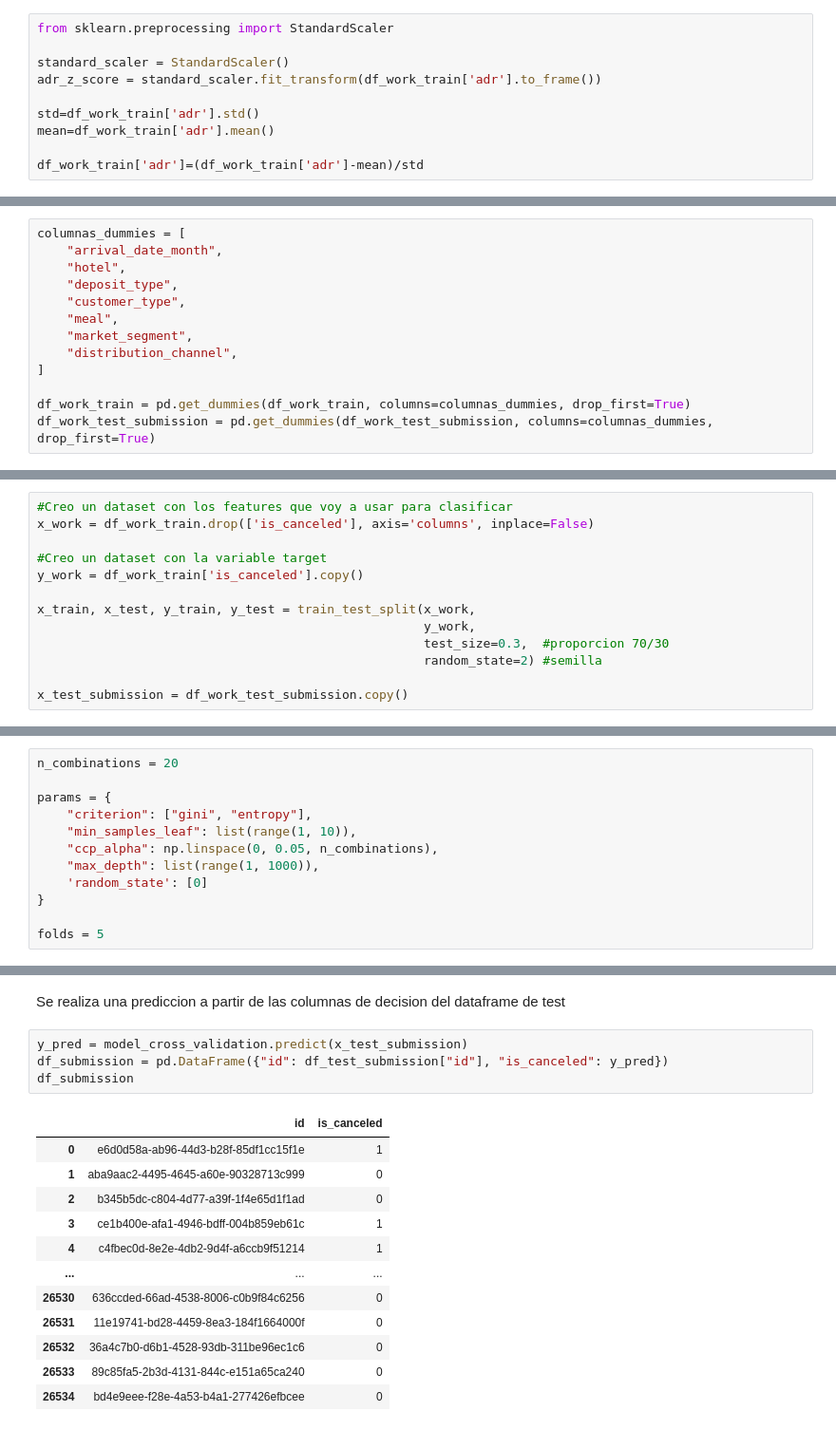
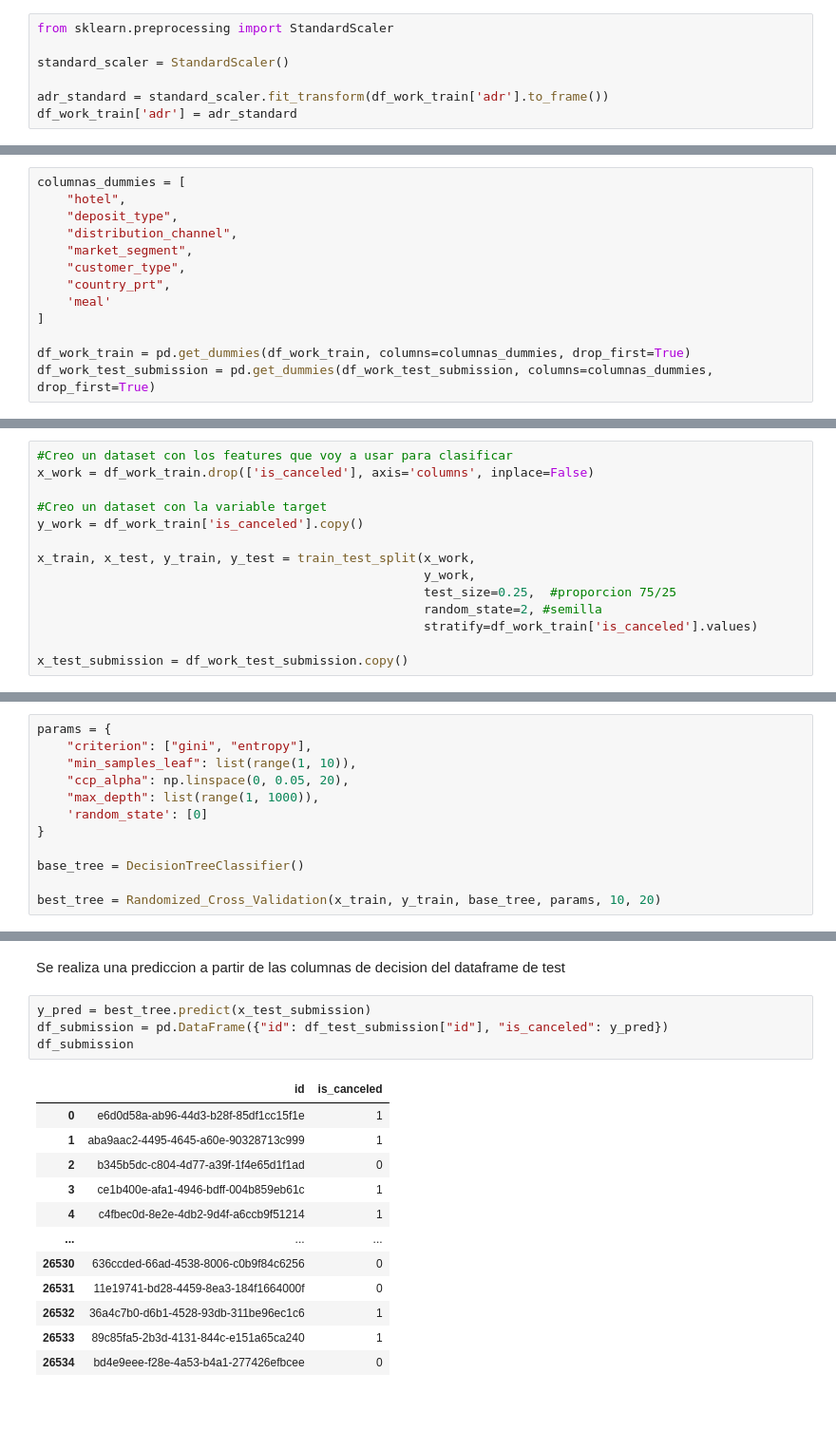
Before and after one commit to FranGuti/7506R-1C2023-GRUPO34, a Jupyter notebook: Notebooks/7506R_TP1_GRUPO34_CHP2_ENTREGA.ipynb, the cells around one changed output, grey strips where cells are left out. Shown at 95% size. Cells and saved outputs as stored; diff of their text form.

```diff
--- a/Notebooks/7506R_TP1_GRUPO34_CHP2_ENTREGA.ipynb
+++ b/Notebooks/7506R_TP1_GRUPO34_CHP2_ENTREGA.ipynb
@@ -258,9 +421,6 @@ Se normaliza por z-score la variable cuantiativa continua `adr`
 from sklearn.preprocessing import StandardScaler
 
 standard_scaler = StandardScaler()
-adr_z_score = standard_scaler.fit_transform(df_work_train['adr'].to_frame())
 
-std=df_work_train['adr'].std()
-mean=df_work_train['adr'].mean()
-
-df_work_train['adr']=(df_work_train['adr']-mean)/std
+adr_standard = standard_scaler.fit_transform(df_work_train['adr'].to_frame())
+df_work_train['adr'] = adr_standard
@@ -292,13 +458,13 @@ plt.show()
 Para aquellas **variables cualitativas de texto** que presentan los mismos valores tanto en el train como en el test, utitilizamos *One Hot Encoding* para que puedan ser procesadas por los modelos
 # %%
 columnas_dummies = [
-    "arrival_date_month",
     "hotel",
     "deposit_type",
+    "distribution_channel",
+    "market_segment",
     "customer_type",
-    "meal",
-    "market_segment",
-    "distribution_channel",
+    "country_prt",
+    'meal'
 ]
 
 df_work_train = pd.get_dummies(df_work_train, columns=columnas_dummies, drop_first=True)
@@ -318,8 +488,9 @@ y_work = df_work_train['is_canceled'].copy()
 
 x_train, x_test, y_train, y_test = train_test_split(x_work,
                                                     y_work,
-                                                    test_size=0.3,  #proporcion 70/30
-                                                    random_state=2) #semilla
+                                                    test_size=0.25,  #proporcion 75/25
+                                                    random_state=2, #semilla
+                                                    stratify=df_work_train['is_canceled'].values)
 
 x_test_submission = df_work_test_submission.copy()
 # %% [markdown]
@@ -351,14 +517,14 @@ Decidimos buscar hiperparámetros que optimizaran accuracy ya que nos pareció l
 
 Realizamos 20 iteraciones para buscar los mejores hiperparámetros, y dividimos el dataset en 5 folds para el Cross Validation. Elegimos usar 5 ya que nos pareció que es una cantidad razonable de subconjuntos.
 # %%
-n_combinations = 20
-
 params = {
     "criterion": ["gini", "entropy"],
     "min_samples_leaf": list(range(1, 10)),
-    "ccp_alpha": np.linspace(0, 0.05, n_combinations),
+    "ccp_alpha": np.linspace(0, 0.05, 20),
     "max_depth": list(range(1, 1000)),
     'random_state': [0]
 }
 
-folds = 5
+base_tree = DecisionTreeClassifier()
+
+best_tree = Randomized_Cross_Validation(x_train, y_train, base_tree, params, 10, 20)
@@ -429,21 +585,21 @@ Así sigue generando las ramas hasta que termina de clasificar todas las observa
 # %% [markdown]
 Se realiza una prediccion a partir de las columnas de decision del dataframe de test
 # %%
-y_pred = model_cross_validation.predict(x_test_submission)
+y_pred = best_tree.predict(x_test_submission)
 df_submission = pd.DataFrame({"id": df_test_submission["id"], "is_canceled": y_pred})
 df_submission
 # %% [output]
 |  | id | is_canceled |
 | 0 | e6d0d58a-ab96-44d3-b28f-85df1cc15f1e | 1 |
-| 1 | aba9aac2-4495-4645-a60e-90328713c999 | 0 |
+| 1 | aba9aac2-4495-4645-a60e-90328713c999 | 1 |
 | 2 | b345b5dc-c804-4d77-a39f-1f4e65d1f1ad | 0 |
 | 3 | ce1b400e-afa1-4946-bdff-004b859eb61c | 1 |
 | 4 | c4fbec0d-8e2e-4db2-9d4f-a6ccb9f51214 | 1 |
 | ... | ... | ... |
 | 26530 | 636ccded-66ad-4538-8006-c0b9f84c6256 | 0 |
 | 26531 | 11e19741-bd28-4459-8ea3-184f1664000f | 0 |
-| 26532 | 36a4c7b0-d6b1-4528-93db-311be96ec1c6 | 0 |
-| 26533 | 89c85fa5-2b3d-4131-844c-e151a65ca240 | 0 |
+| 26532 | 36a4c7b0-d6b1-4528-93db-311be96ec1c6 | 1 |
+| 26533 | 89c85fa5-2b3d-4131-844c-e151a65ca240 | 1 |
 | 26534 | bd4e9eee-f28e-4a53-b4a1-277426efbcee | 0 |
 26535 rows × 2 columns
 # %%
```
Also changed, not shown: parts of 49 cells of this notebook, 6 other files.
